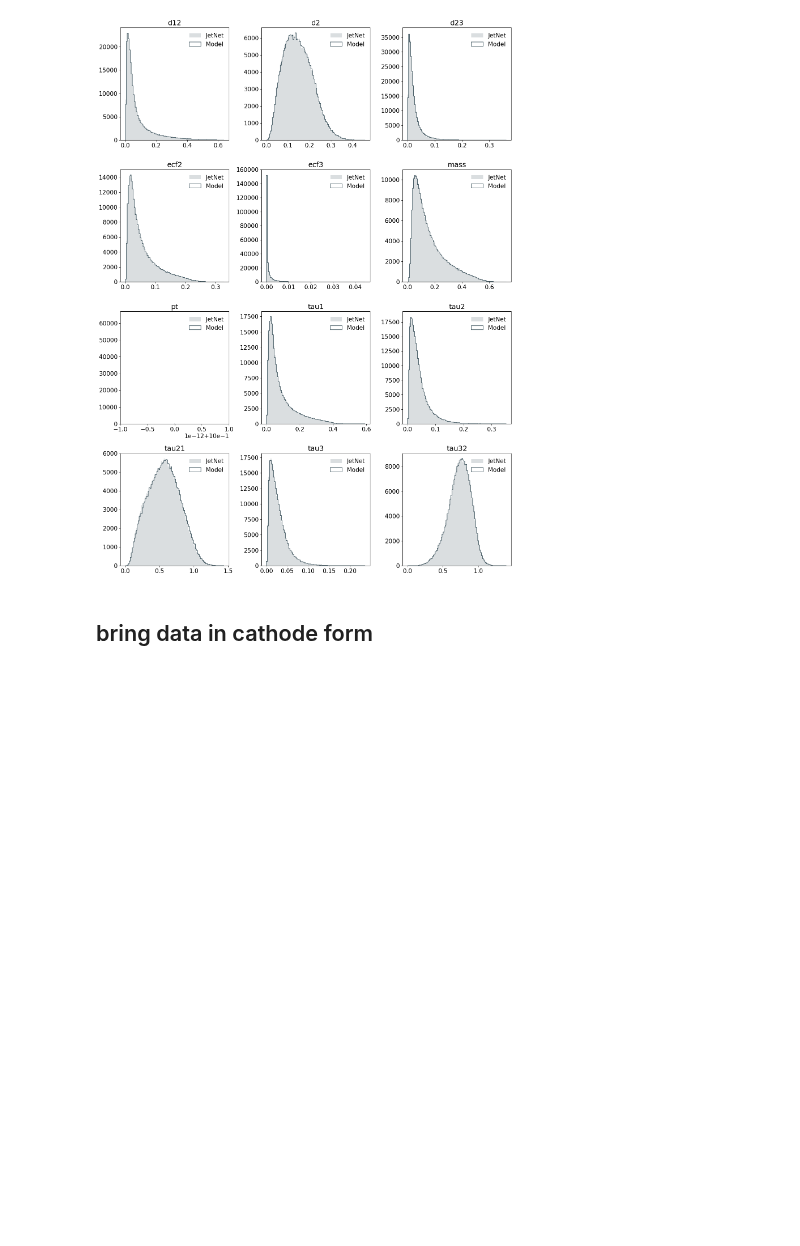
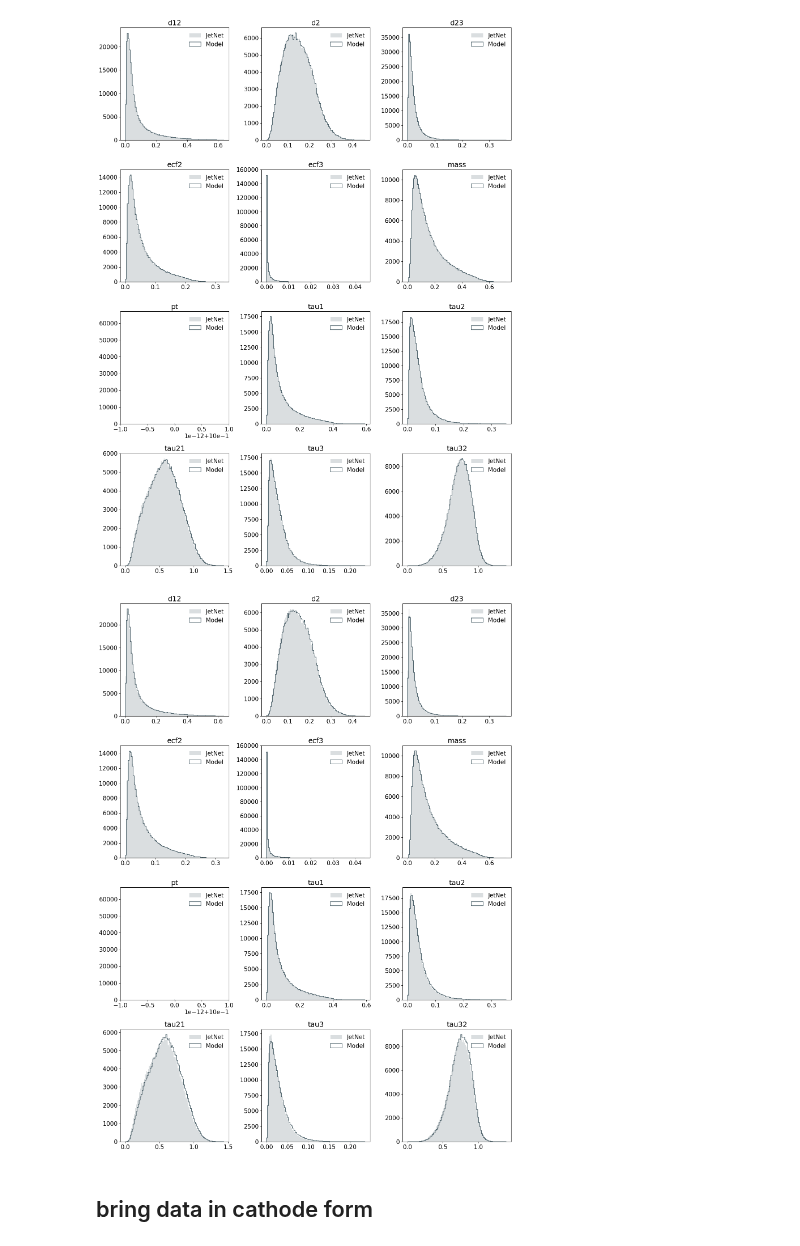
Before and after one commit to ewencedr/particle_fm, a Jupyter notebook: notebooks/28_highlevel_data.ipynb, the cells around one changed output. Saved outputs shown, nothing was run; the diff lists cells and outputs as text; code cells hidden in the pictures; blank space fills up the shorter version.

```diff
--- a/notebooks/28_highlevel_data.ipynb
+++ b/notebooks/28_highlevel_data.ipynb
@@ -162,6 +162,16 @@ with h5py.File("/beegfs/desy/user/ewencedr/data/lhco/substructure/full_vinicius"
     for key in f.keys():
         data_substructure_v.append(np.array(f[key]))
 data_substructure_v = np.array(data_substructure_v)
+# %%
+# load substructure for c data
+data_substructure_c = []
+with h5py.File("/beegfs/desy/user/ewencedr/data/lhco/substructure/full_ced" + ".h5", "r") as f:
+    tau21_c = np.array(f["tau21"])
+    tau32_c = np.array(f["tau32"])
+    d2_c = np.array(f["d2"])
+    for key in f.keys():
+        data_substructure_c.append(np.array(f[key]))
+data_substructure_c = np.array(data_substructure_c)
 # %%
 plot_full_substructure(
     data_substructure=data_substructure_v,
@@ -174,6 +184,18 @@ plot_full_substructure(
 )
 # %% [output]
 [figure]
+# %%
+plot_full_substructure(
+    data_substructure=data_substructure_c,
+    data_substructure_jetnet=data_substructure_id,
+    keys=keys,
+    save_fig=False,
+    save_folder=None,
+    save_name=None,
+    close_fig=True,
+)
+# %% [output]
+[figure, added]
 # %% [markdown]
 ## bring data in cathode form
 # %%
```
Also changed, not shown: parts of 16 cells of this notebook.
